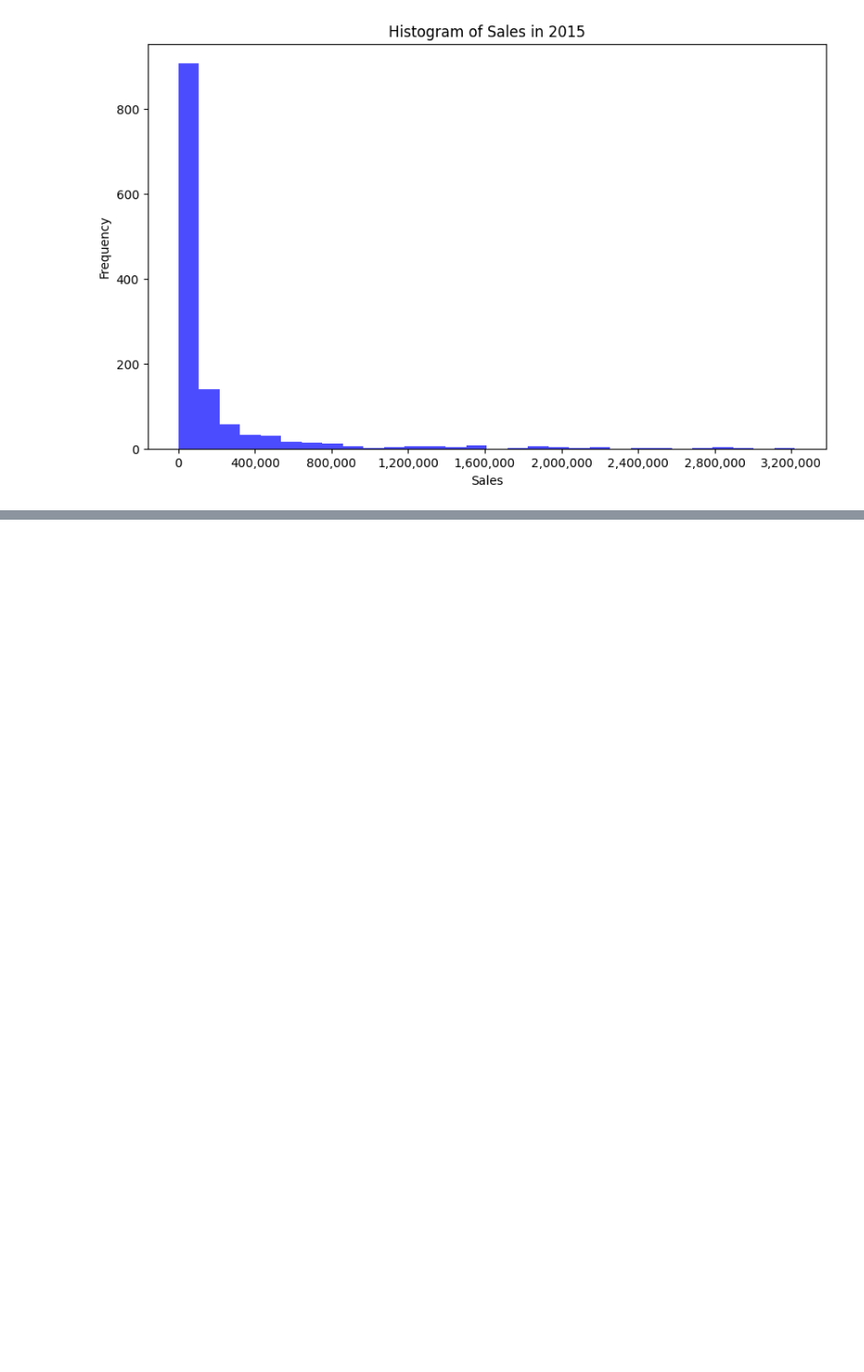
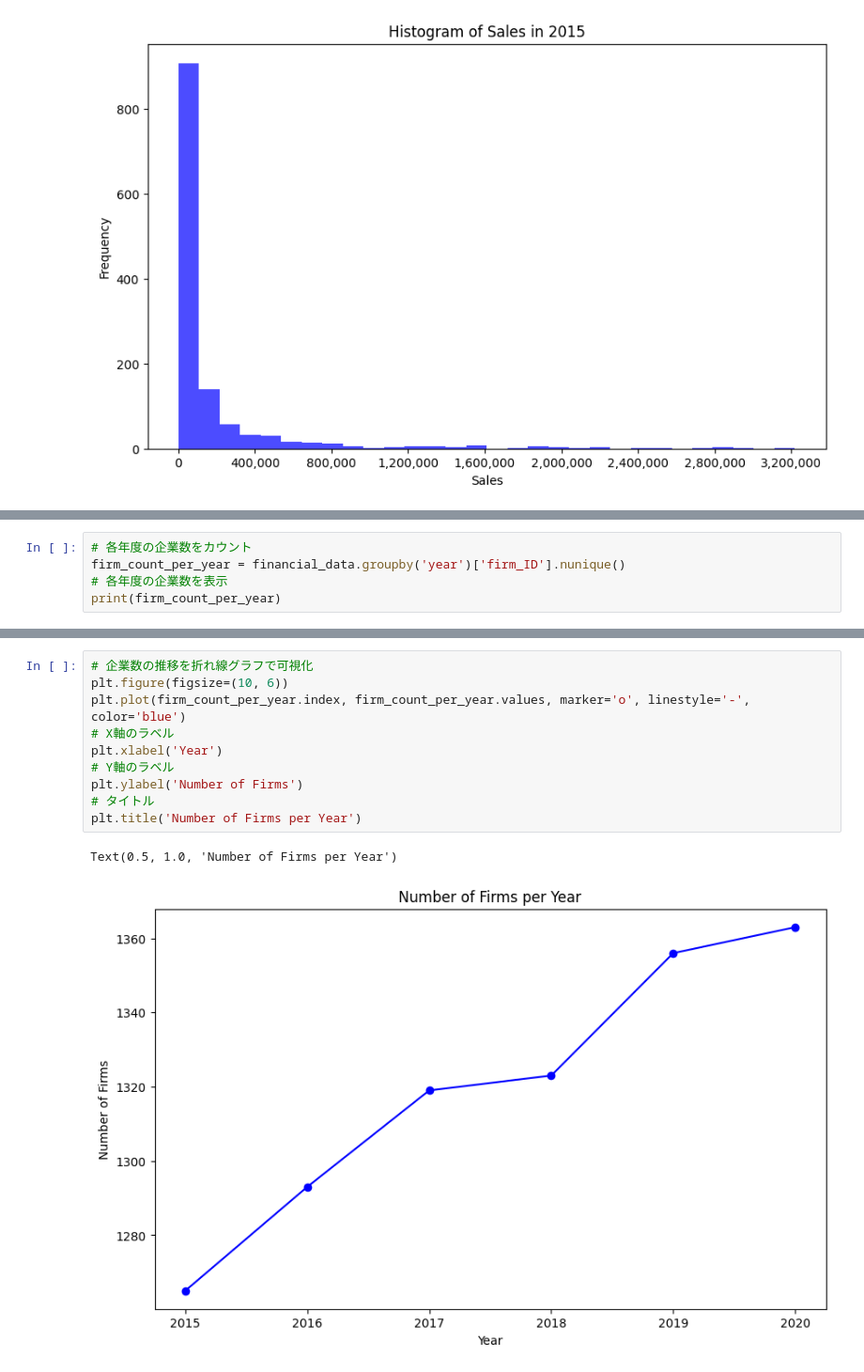
Before and after one commit to 892nske/empirical-finance-python, a Jupyter notebook: ch4.ipynb, the cells around one changed output, grey strips where cells are left out. Shown at 94% size. Cells and saved outputs as stored; diff of their text form; blank space fills up the shorter version.

```diff
--- a/ch4.ipynb
+++ b/ch4.ipynb
@@ -155,0 +174,5 @@ plt.show()
+# %%
+# 各年度の企業数をカウント
+firm_count_per_year = financial_data.groupby('year')['firm_ID'].nunique()
+# 各年度の企業数を表示
+print(firm_count_per_year)
@@ -155,0 +188,13 @@ plt.show()
+# %%
+# 企業数の推移を折れ線グラフで可視化
+plt.figure(figsize=(10, 6))
+plt.plot(firm_count_per_year.index, firm_count_per_year.values, marker='o', linestyle='-', color='blue')
+# X軸のラベル
+plt.xlabel('Year')
+# Y軸のラベル
+plt.ylabel('Number of Firms')
+# タイトル
+plt.title('Number of Firms per Year')
+# %% [output]
+Text(0.5, 1.0, 'Number of Firms per Year')
+[figure, added]
```
Also changed, not shown: parts of 5 cells of this notebook.
